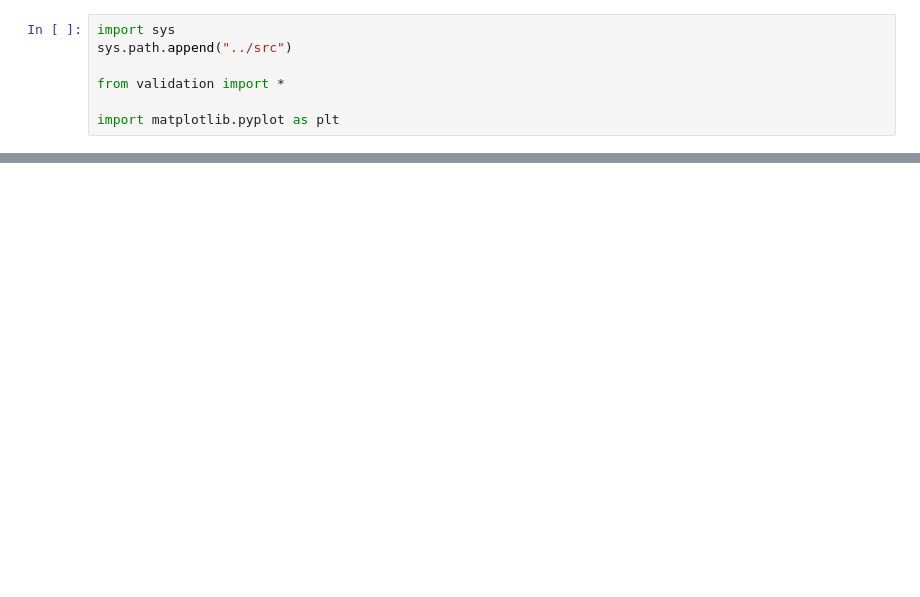
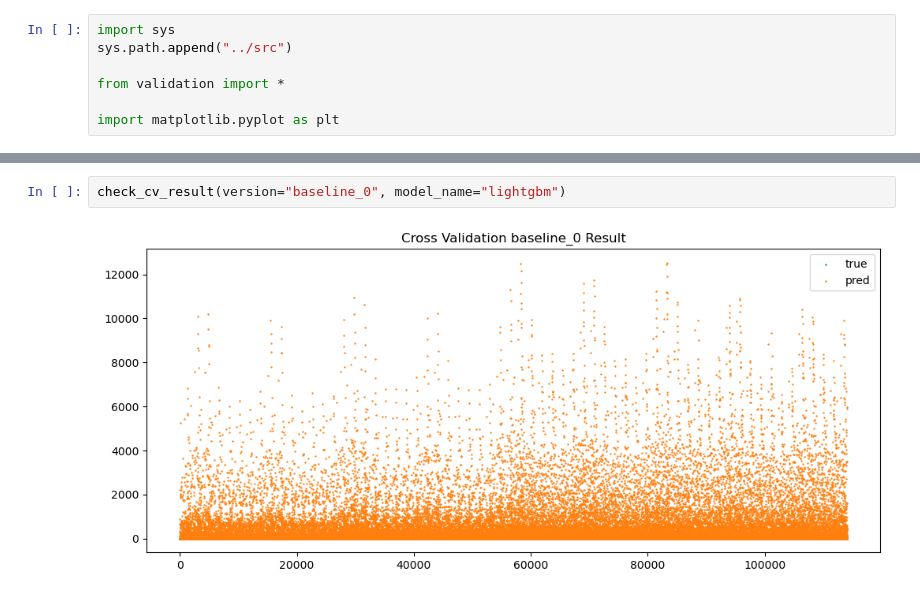
Before and after one commit to HoChangLee98/kaggle-store-sales, a Jupyter notebook: notebook/hochang-check-cv-result.ipynb, the cells around one changed output, grey strips where cells are left out. Cells and saved outputs as stored; diff of their text form; blank space fills up the shorter version.

```diff
--- a/notebook/hochang-check-cv-result.ipynb
+++ b/notebook/hochang-check-cv-result.ipynb
@@ -21,0 +34,4 @@ check_cv_result(version="baseline_0")
+# %%
+check_cv_result(version="baseline_0", model_name="lightgbm")
+# %% [output]
+[figure, added]
```
Also changed, not shown: parts of 4 cells of this notebook, 4 other files.
